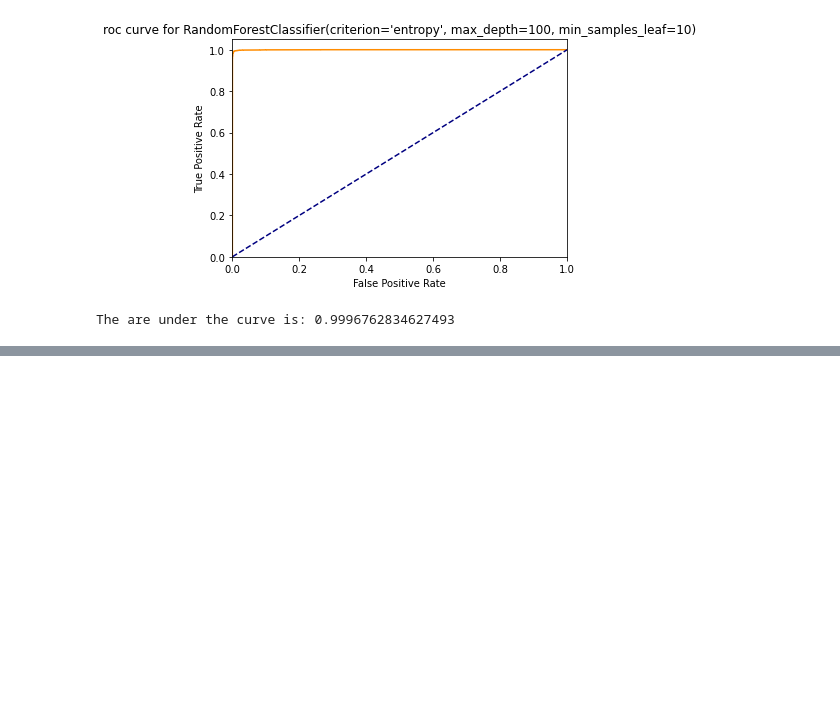
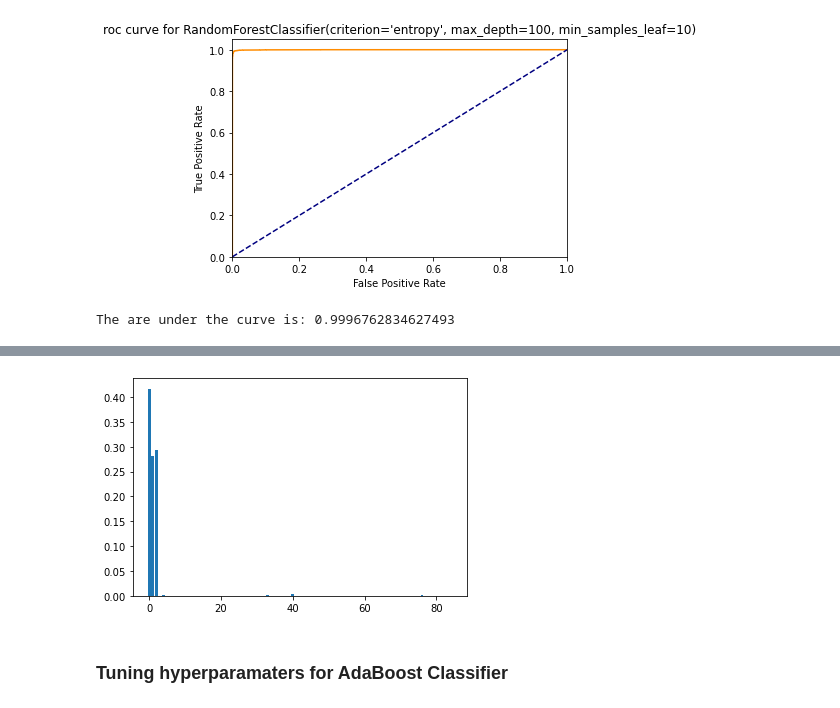
Before and after one commit to pandeysudip/Rental, a Jupyter notebook: 3.Model_Building.ipynb, the cells around one changed output, grey strips where cells are left out. Cells and saved outputs as stored; diff of their text form; code cells hidden in the pictures; blank space fills up the shorter version.

```diff
--- a/3.Model_Building.ipynb
+++ b/3.Model_Building.ipynb
@@ -780,0 +818,10 @@ The are under the curve is: 0.9996762834627493
+# %%
+# Looking only important features
+features_ab = ab.feature_importances_
+# Plotting columns with its importances
+plt.bar(x = range(len(features_ab)), height=features_ab)
+plt.show()
+# %% [output]
+[figure, added]
+# %% [markdown]
+### Tuning hyperparamaters for AdaBoost Classifier
```
Also changed, not shown: parts of 26 cells of this notebook, 1 other file.
